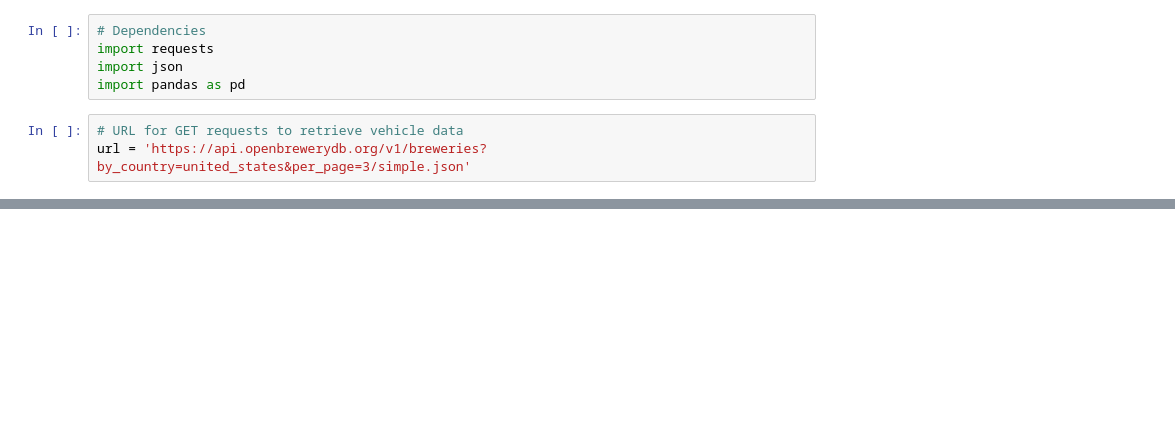
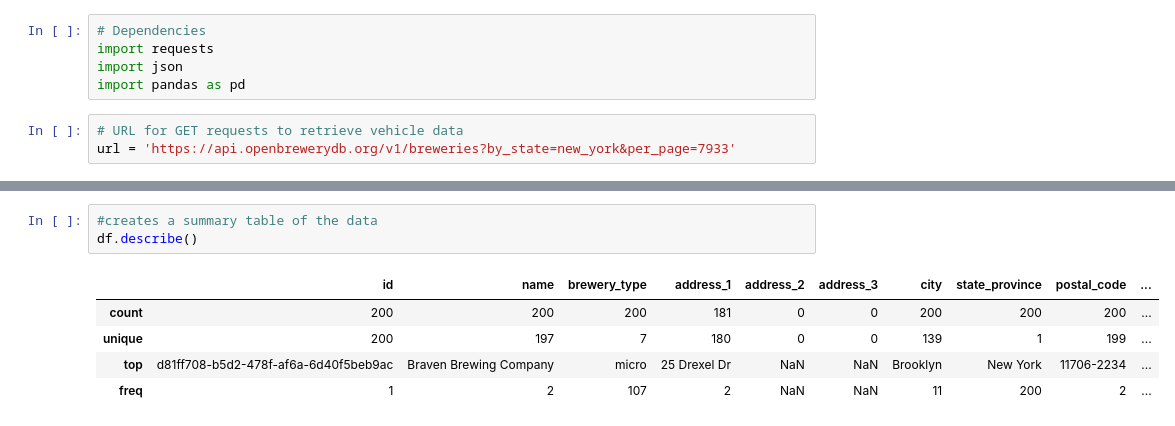
Before and after one commit to rpatel9877/project1, a Jupyter notebook: beer_database.ipynb, the cells around one changed output, grey strips where cells are left out. Drawn from its saved outputs; the diff is of its cells as text; blank space fills up the shorter version.

```diff
--- a/beer_database.ipynb
+++ b/beer_database.ipynb
@@ -5,7 +5,7 @@ import json
 import pandas as pd
 # %%
 # URL for GET requests to retrieve vehicle data
-url = 'https://api.openbrewerydb.org/v1/breweries?by_country=united_states&per_page=3/simple.json'
+url = 'https://api.openbrewerydb.org/v1/breweries?by_state=new_york&per_page=7933'
 # %%
 # Pretty print JSON for all launchpads
 
@@ -40,0 +54,9 @@ df.head()
+# %%
+#creates a summary table of the data
+df.describe()
+# %% [output]
+|  | id | name | brewery_type | address_1 | address_2 | address_3 | city | state_province | postal_code | ... |
+| count | 200 | 200 | 200 | 181 | 0 | 0 | 200 | 200 | 200 | ... |
+| unique | 200 | 197 | 7 | 180 | 0 | 0 | 139 | 1 | 199 | ... |
+| top | d81ff708-b5d2-478f-af6a-6d40f5beb9ac | Braven Brewing Company | micro | 25 Drexel Dr | NaN | NaN | Brooklyn | New York | 11706-2234 | ... |
+| freq | 1 | 2 | 107 | 2 | NaN | NaN | 11 | 200 | 2 | ... |
```
Also changed, not shown: parts of 2 cells of this notebook.
